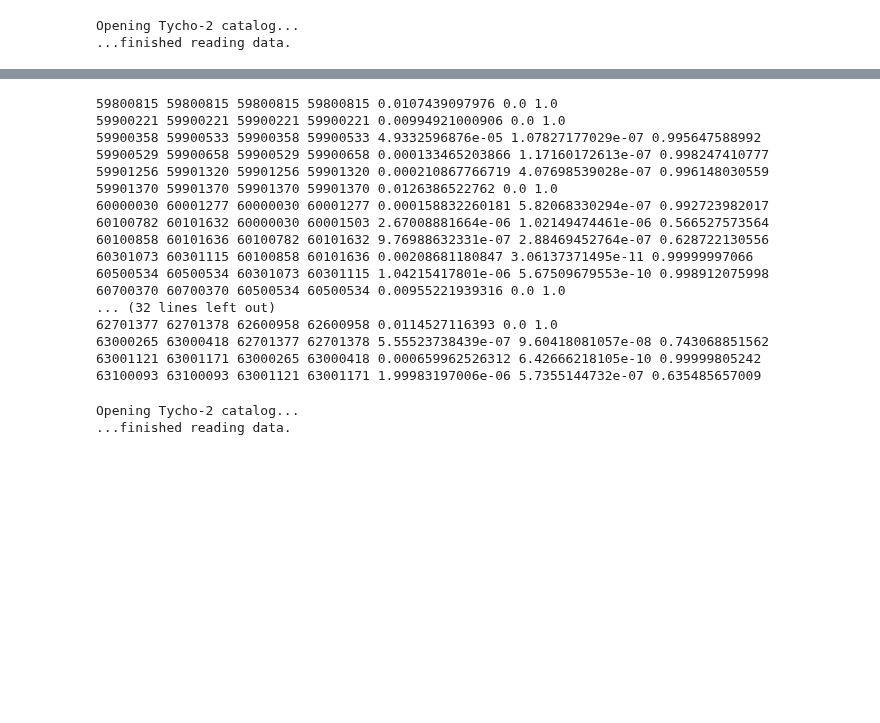
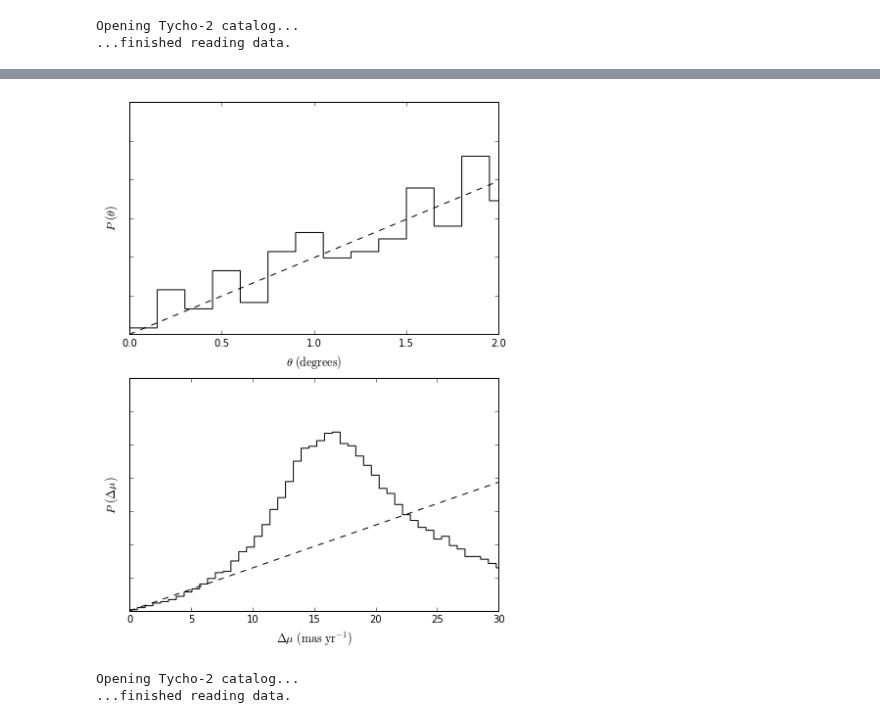
Before and after one commit to astroJeff/gaia_binaries, a Jupyter notebook: notebooks/Tycho-2_test.ipynb, the cells around one changed output, grey strips where cells are left out. Saved outputs shown, nothing was run; the diff lists cells and outputs as text; code cells hidden in the pictures; blank space fills up the shorter version.

```diff
--- a/notebooks/Tycho-2_test.ipynb
+++ b/notebooks/Tycho-2_test.ipynb
@@ -224,25 +44,50 @@ print prob_out_1e4_search_1e3
-# %%
-for i in np.arange(len(prob_out_1e2)):
-    print prob_out_1e2['ID_1'][i], prob_out_1e2['ID_2'][i], prob_out_1e4['ID_1'][i], prob_out_1e4['ID_2'][i], \
-        prob_out_1e4['P_binary'][i], prob_out_1e4['P_random'][i], prob_out_1e4['P_posterior'][i]
-# %% [output]
-59800815 59800815 59800815 59800815 0.0107439097976 0.0 1.0
-59900221 59900221 59900221 59900221 0.00994921000906 0.0 1.0
-59900358 59900533 59900358 59900533 4.9332596876e-05 1.07827177029e-07 0.995647588992
-59900529 59900658 59900529 59900658 0.000133465203866 1.17160172613e-07 0.998247410777
-59901256 59901320 59901256 59901320 0.000210867766719 4.07698539028e-07 0.996148030559
-59901370 59901370 59901370 59901370 0.0126386522762 0.0 1.0
-60000030 60001277 60000030 60001277 0.000158832260181 5.82068330294e-07 0.992723982017
-60100782 60101632 60000030 60001503 2.67008881664e-06 1.02149474461e-06 0.566527573564
-60100858 60101636 60100782 60101632 9.76988632331e-07 2.88469452764e-07 0.628722130556
-60301073 60301115 60100858 60101636 0.00208681180847 3.06137371495e-11 0.99999997066
-60500534 60500534 60301073 60301115 1.04215417801e-06 5.67509679553e-10 0.998912075998
-60700370 60700370 60500534 60500534 0.00955221939316 0.0 1.0
-... (32 lines left out)
-62701377 62701378 62600958 62600958 0.0114527116393 0.0 1.0
-63000265 63000418 62701377 62701378 5.55523738439e-07 9.60418081057e-08 0.743068851562
-63001121 63001171 63000265 63000418 0.000659962526312 6.42666218105e-10 0.99999805242
-63100093 63100093 63001121 63001171 1.99983197006e-06 5.7355144732e-07 0.635485657009
+# %%
+# Get local density from KDE
+pos_density = P_random.get_sigma_pos(t['ra'][0], t['dec'][0], catalog=t, method='kde')
+pm_density = P_random.get_sigma_mu(t['mu_ra'][0], t['mu_dec'][0], catalog=t, method='kde')
+
+# Find all distances to star 1
+ra_rad1 = P_random.deg_to_rad(t['ra'][0])
+dec_rad1 = P_random.deg_to_rad(t['dec'][0])
+ra_rad2 = P_random.deg_to_rad(t['ra'])
+dec_rad2 = P_random.deg_to_rad(t['dec'])
+dist = P_random.rad_to_deg(np.sqrt((ra_rad1-ra_rad2)**2 * np.cos(dec_rad1)*np.cos(dec_rad2) + (dec_rad1-dec_rad2)**2))
+
+
+# Find all proper motion differences to star 1
+dist_mu = np.sqrt((t['mu_ra'][0]-t['mu_ra'])**2 + (t['mu_dec'][0]-t['mu_dec'])**2)
+# %%
+fig, ax = plt.subplots(2,1, figsize=(6,8))
+
+# Theta plot
+theta = np.linspace(0.0, 2.0, 100)
+ax[0].plot(theta, 2.0*np.pi*theta * pos_density, linestyle='dashed', color='k')
+ax[0].hist(dist, bins=2000, range=(0.0, 300.0), histtype='step', color='k', normed=True)
+
+ax[0].set_xlim(0.0, 2.0)
+ax[0].set_ylim(0.0, 0.003)
+
+ax[0].set_xlabel(r'$\theta\ {\rm (degrees)}$', fontsize=12)
+ax[0].set_ylabel(r'$P\ (\theta)$', fontsize=12)
+ax[0].set_yticklabels([])
+
+
+# Delta mu plot
+delta_mu = np.linspace(0.0, 50.0, 100)
+ax[1].plot(delta_mu, 2.0*np.pi*delta_mu * pm_density, linestyle='dashed', color='k')
+ax[1].hist(dist_mu, bins=4000, histtype='step', color='k', normed=True)
+
+ax[1].set_xlim(0.0, 30.0)
+
+ax[1].set_xlabel(r'$\Delta \mu\ ({\rm mas\ yr}^{-1})$', fontsize=12)
+ax[1].set_ylabel(r'$P\ (\Delta \mu)$', fontsize=12)
+ax[1].set_yticklabels([])
+
+plt.tight_layout()
+plt.savefig('../figures/tycho-2_local_density.pdf')
+#plt.show()
+# %% [output]
+[figure, added]
 # %%
 print "Opening Tycho-2 catalog..."
 # Read in sample from Tycho-2 table
```
Also changed, not shown: parts of 7 cells of this notebook, 1 other file.
